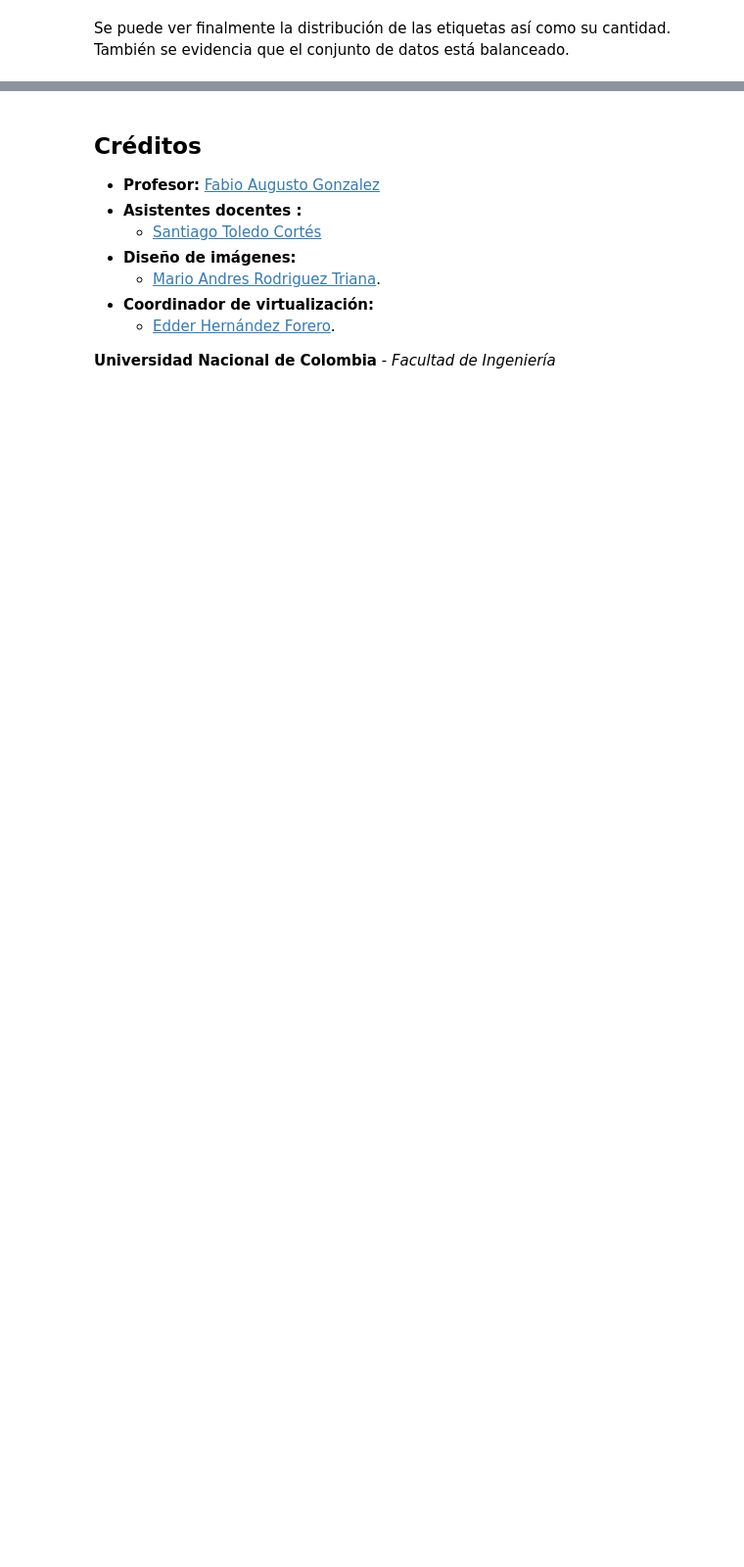
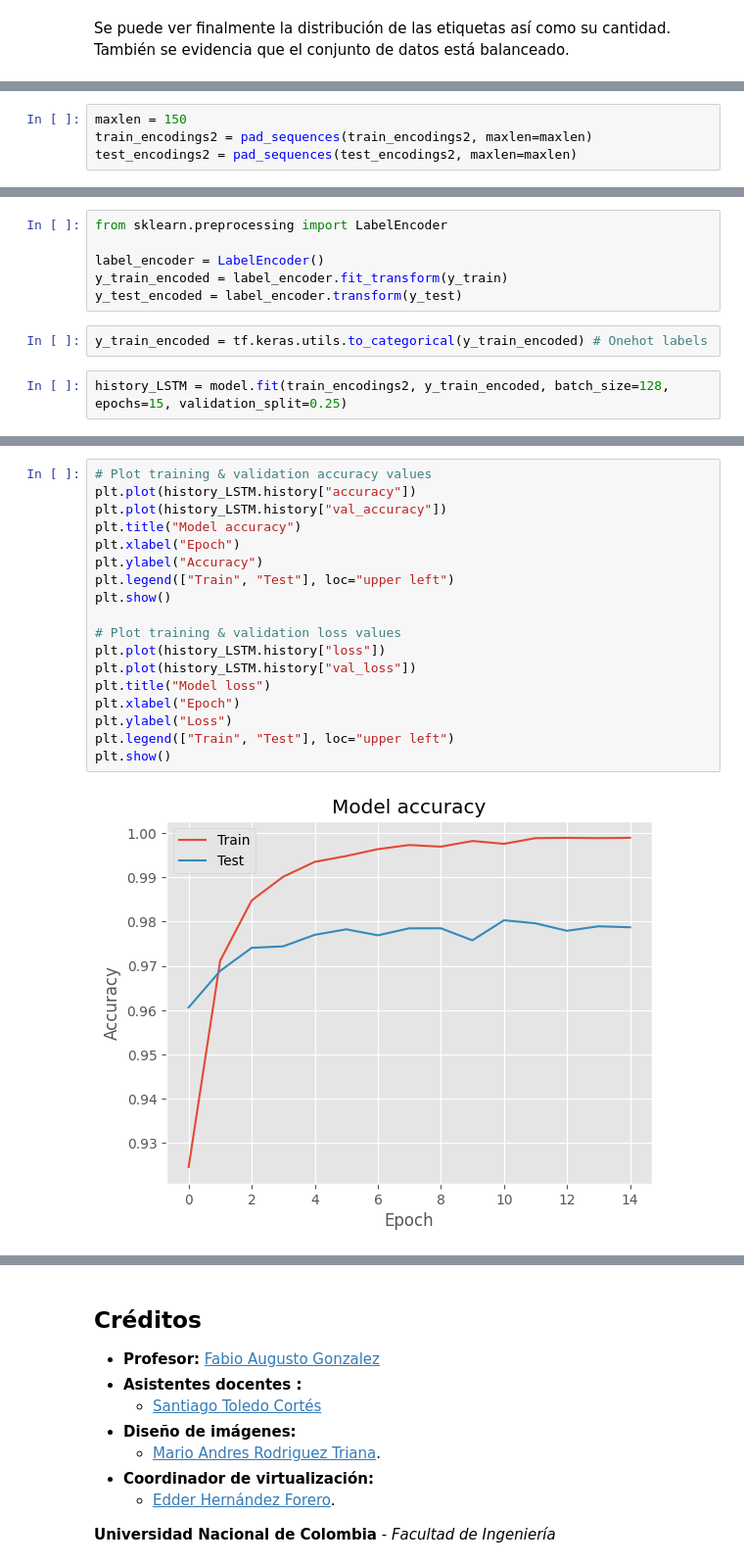
Before and after one commit to jgarnicaa/FakeNews, a Jupyter notebook: FakeNewsModel.ipynb, the cells around one changed output, grey strips where cells are left out. Shown at 98% size. Drawn from its saved outputs; the diff is of its cells as text; blank space fills up the shorter version.

```diff
--- a/FakeNewsModel.ipynb
+++ b/FakeNewsModel.ipynb
@@ -188,0 +635,4 @@ La selección de las técnicas de preprocesamiento puede variar en cada conjunto
+# %%
+maxlen = 150
+train_encodings2 = pad_sequences(train_encodings2, maxlen=maxlen)
+test_encodings2 = pad_sequences(test_encodings2, maxlen=maxlen)
@@ -188,0 +667,10 @@ La selección de las técnicas de preprocesamiento puede variar en cada conjunto
+# %%
+from sklearn.preprocessing import LabelEncoder
+
+label_encoder = LabelEncoder()
+y_train_encoded = label_encoder.fit_transform(y_train)
+y_test_encoded = label_encoder.transform(y_test)
+# %%
+y_train_encoded = tf.keras.utils.to_categorical(y_train_encoded) # Onehot labels
+# %%
+history_LSTM = model.fit(train_encodings2, y_train_encoded, batch_size=128, epochs=15, validation_split=0.25)
@@ -188,0 +695,20 @@ La selección de las técnicas de preprocesamiento puede variar en cada conjunto
+# %%
+# Plot training & validation accuracy values
+plt.plot(history_LSTM.history["accuracy"])
+plt.plot(history_LSTM.history["val_accuracy"])
+plt.title("Model accuracy")
+plt.xlabel("Epoch")
+plt.ylabel("Accuracy")
+plt.legend(["Train", "Test"], loc="upper left")
+plt.show()
+
+# Plot training & validation loss values
+plt.plot(history_LSTM.history["loss"])
+plt.plot(history_LSTM.history["val_loss"])
+plt.title("Model loss")
+plt.xlabel("Epoch")
+plt.ylabel("Loss")
+plt.legend(["Train", "Test"], loc="upper left")
+plt.show()
+# %% [output]
+[figure, added]
```
Also changed, not shown: parts of 61 cells of this notebook.
